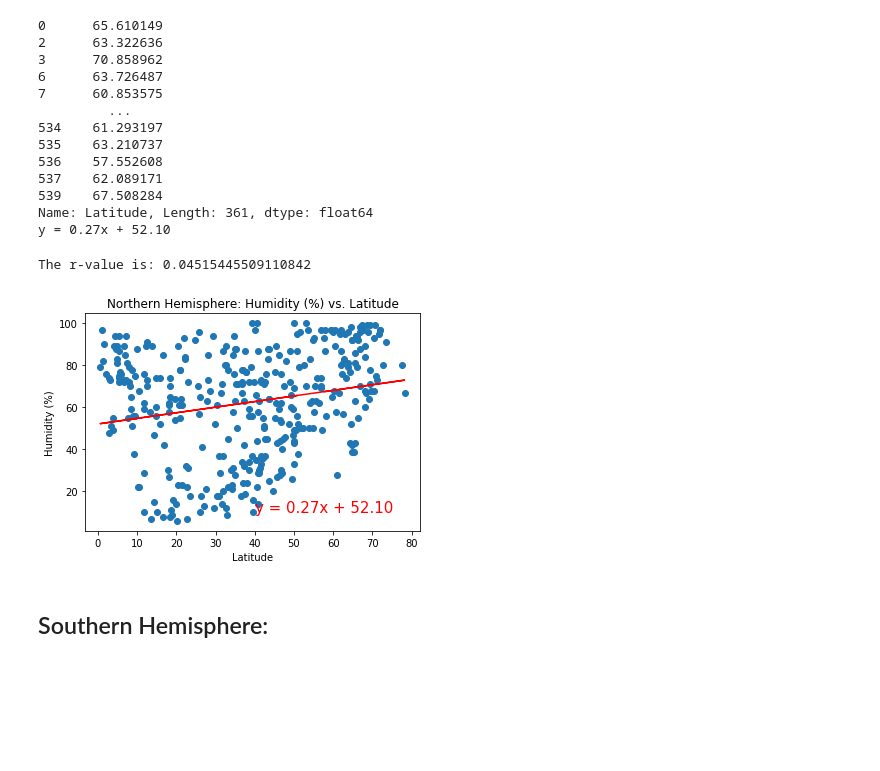
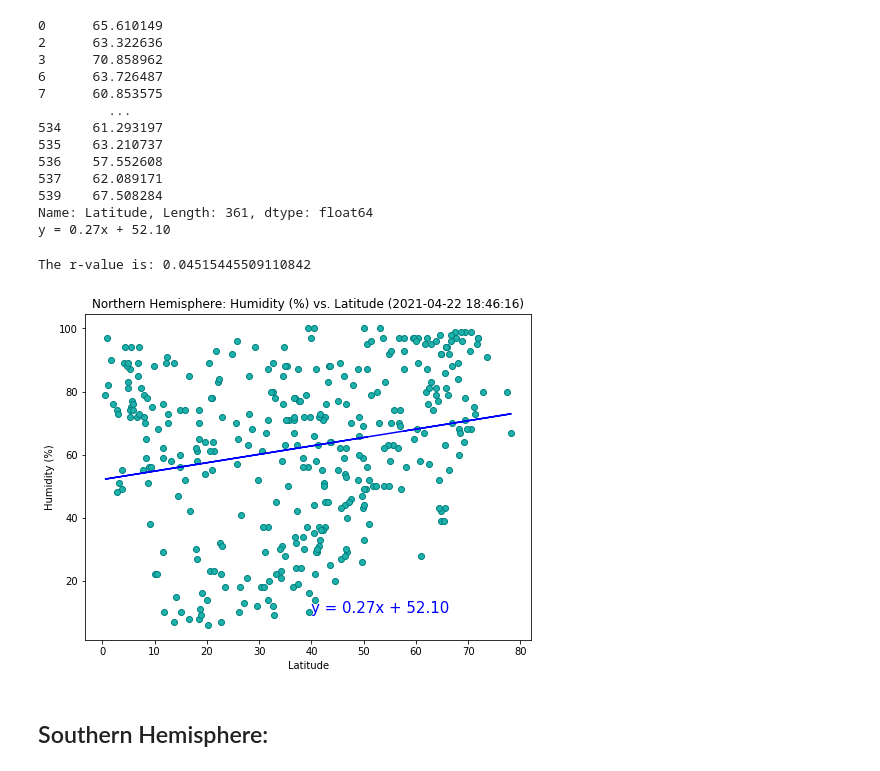
Before and after one commit to juliabrunett/python-api-challenge, a Jupyter notebook: WeatherPy/WeatherPy.ipynb, the cells around one changed output. Saved outputs shown, nothing was run; the diff lists cells and outputs as text; code cells hidden in the pictures; blank space fills up the shorter version.

```diff
--- a/WeatherPy/WeatherPy.ipynb
+++ b/WeatherPy/WeatherPy.ipynb
@@ -433,26 +436,27 @@ print(line_eq)
 Name: Latitude, Length: 361, dtype: float64
 y = 0.27x + 52.10
 # %%
-# Create Plot: Temp vs Lat (Northern)
-plt.scatter(northern_hem_df["Latitude"], northern_hem_df["Humidity"], marker = "o")
+# Create Plot: Humidity vs Lat (Northern)
+plt.figure(figsize=(8,6))
+plt.scatter(northern_hem_df["Latitude"], northern_hem_df["Humidity"], marker = "o", color="lightseagreen", edgecolor="teal")
 plt.xlabel("Latitude")
 plt.ylabel("Humidity (%)")
-plt.title("Northern Hemisphere: Humidity (%) vs. Latitude")
+plt.title(f"Northern Hemisphere: Humidity (%) vs. Latitude ({dates_converted[0]})")
 
 # Label plot and annotate the line equation
-plt.plot(northern_hem_df["Latitude"], regress_values,"r-")
-plt.annotate(line_eq, (40,10), fontsize=15, color="red")
+plt.plot(northern_hem_df["Latitude"], regress_values,"b-")
+plt.annotate(line_eq, (40,10), fontsize=15, color="b")
 
 # Print r square value
 print(f'The r-value is: {rvalue**2}')
 
 plt.savefig("./Images/humidity_lat_north.png")
 
 # Show plot
 plt.show()
 # %% [output]
 The r-value is: 0.04515445509110842
-[figure, old version]
+[figure, new version]
 # %% [markdown]
 ## Southern Hemisphere:
 # %%
```
Also changed, not shown: parts of 19 cells of this notebook, 8 other files.
